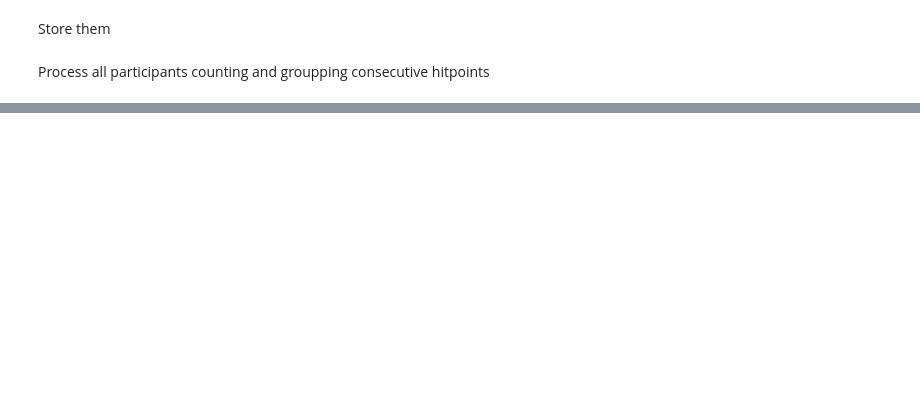
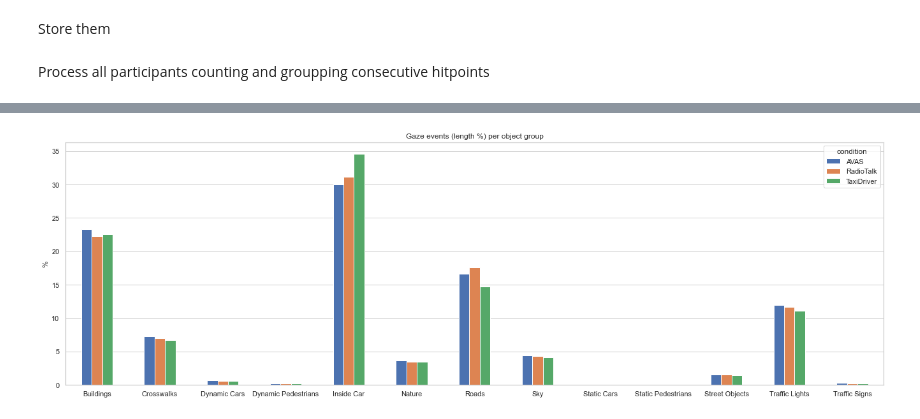
Before and after one commit to mvidaldp/msw-bmbf_da, a Jupyter notebook: 2_data_preprocessing.ipynb, the cells around one changed output, grey strips where cells are left out. Saved outputs shown, nothing was run; the diff lists cells and outputs as text; code cells hidden in the pictures; blank space fills up the shorter version.

```diff
--- a/2_data_preprocessing.ipynb
+++ b/2_data_preprocessing.ipynb
@@ -284,10 +429,7 @@ KeyboardInterrupt:
 Store them
 # %%
 # cast proxy object/s (otherwise they can't be accessed)
-names = dict(names)
-
-# # cast list(set) on top of list() cast to avoid duplicates
-names = {k: list(v) for k, v in names.items()}
+names = dict(unique)
 
 with open(f"./groups_and_names.json", "w") as f:
     json.dump(names, f, indent=4)
@@ -569,0 +834,3 @@ plt.show()
+# %%
+hit_levs = pd.read_csv(f"./group_length_percentages.csv", index_col=0)
+hit_levs
@@ -569,0 +868,5 @@ plt.show()
+# %%
+hit_levs = hit_levs.join(
+    parts[["expo", "side", "condition", "questionnaire"]], how="outer"
+)
+hit_levs
@@ -569,0 +928,14 @@ plt.show()
+# %%
+sns.set(rc={"figure.figsize": (23, 7)})
+sns.set_style(STYLE)  # set seaborn plotting style
+
+ax = hit_levs.groupby(["condition"]).mean().transpose().plot.bar(rot=0)
+
+ax.set_ylabel("%")
+ax.xaxis.grid(False)
+
+plt.title("Gaze events (length %) per object group")
+
+plt.show()
+# %% [output]
+[figure, added]
```
Also changed, not shown: parts of 46 cells of this notebook, 12 other files.
